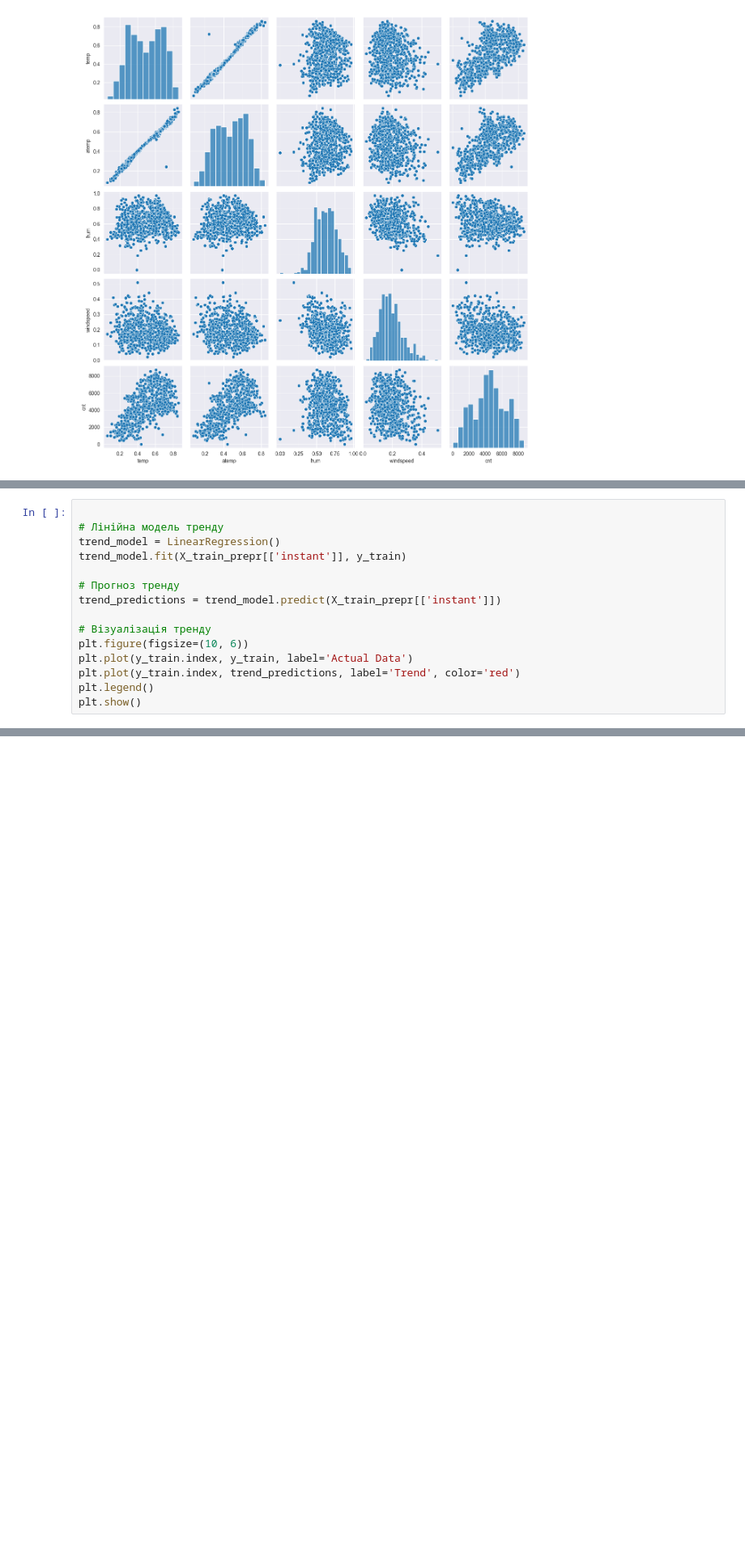
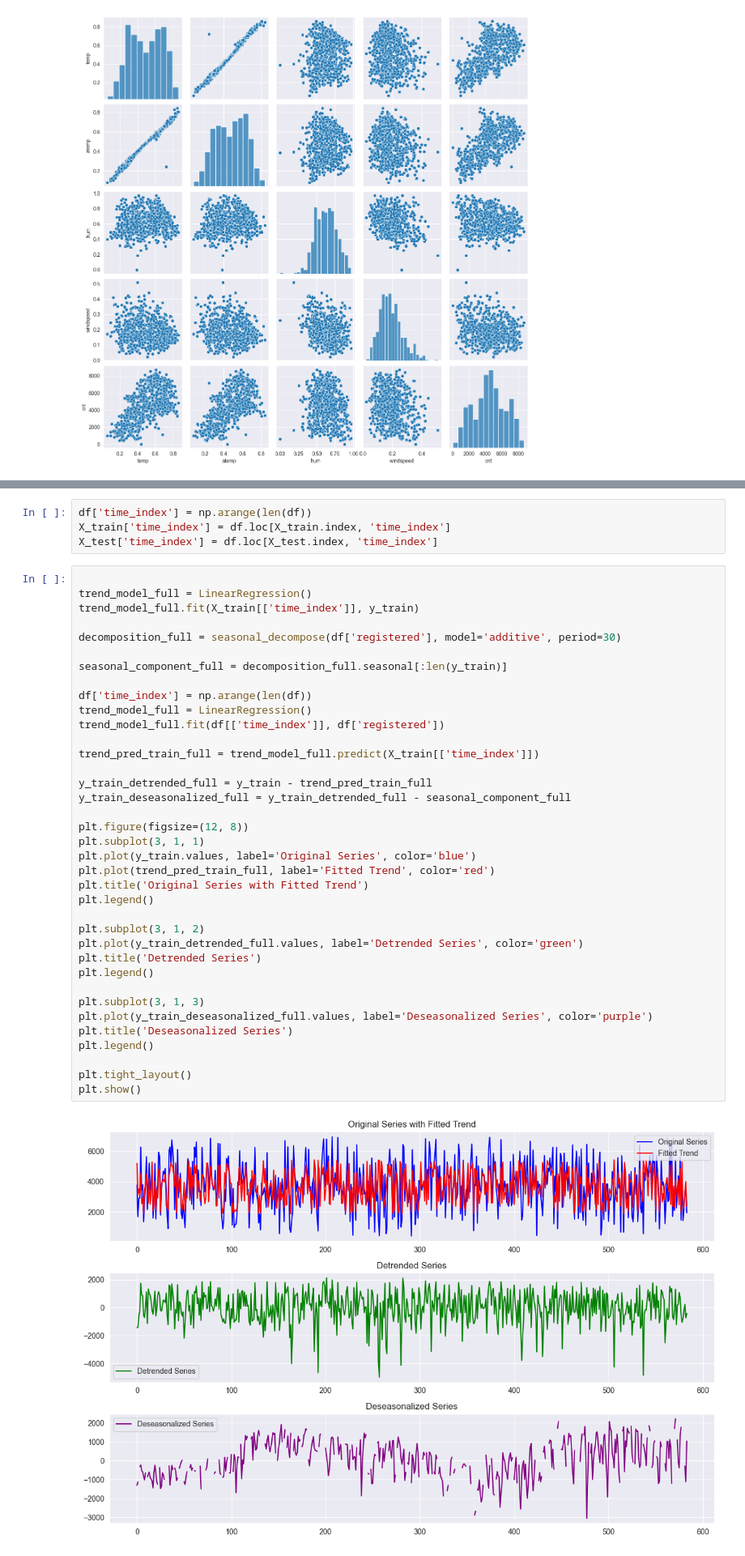
Before and after one commit to Valakas148/TML, a Jupyter notebook: lr1.ipynb, the cells around one changed output, grey strips where cells are left out. Shown at 81% size. Saved outputs shown, nothing was run; the diff lists cells and outputs as text; blank space fills up the shorter version.

```diff
--- a/lr1.ipynb
+++ b/lr1.ipynb
@@ -245,15 +252,0 @@ X_train_prepr
-# %%
-
-# Лінійна модель тренду
-trend_model = LinearRegression()
-trend_model.fit(X_train_prepr[['instant']], y_train)
-
-# Прогноз тренду
-trend_predictions = trend_model.predict(X_train_prepr[['instant']])
-
-# Візуалізація тренду
-plt.figure(figsize=(10, 6))
-plt.plot(y_train.index, y_train, label='Actual Data')
-plt.plot(y_train.index, trend_predictions, label='Trend', color='red')
-plt.legend()
-plt.show()
@@ -298,2 +257,45 @@ plt.show()
+# %%
+df['time_index'] = np.arange(len(df))
+X_train['time_index'] = df.loc[X_train.index, 'time_index']
+X_test['time_index'] = df.loc[X_test.index, 'time_index']
+# %%
+
+trend_model_full = LinearRegression()
+trend_model_full.fit(X_train[['time_index']], y_train)
+
+decomposition_full = seasonal_decompose(df['registered'], model='additive', period=30)
+
+seasonal_component_full = decomposition_full.seasonal[:len(y_train)]
+
+df['time_index'] = np.arange(len(df))
+trend_model_full = LinearRegression()
+trend_model_full.fit(df[['time_index']], df['registered'])
+
+trend_pred_train_full = trend_model_full.predict(X_train[['time_index']])
+
+y_train_detrended_full = y_train - trend_pred_train_full
+y_train_deseasonalized_full = y_train_detrended_full - seasonal_component_full
+
+plt.figure(figsize=(12, 8))
+plt.subplot(3, 1, 1)
+plt.plot(y_train.values, label='Original Series', color='blue')
+plt.plot(trend_pred_train_full, label='Fitted Trend', color='red')
+plt.title('Original Series with Fitted Trend')
+plt.legend()
+
+plt.subplot(3, 1, 2)
+plt.plot(y_train_detrended_full.values, label='Detrended Series', color='green')
+plt.title('Detrended Series')
+plt.legend()
+
+plt.subplot(3, 1, 3)
+plt.plot(y_train_deseasonalized_full.values, label='Deseasonalized Series', color='purple')
+plt.title('Deseasonalized Series')
+plt.legend()
+
+plt.tight_layout()
+plt.show()
+# %% [output]
+[figure, added]
 # %% [markdown]
 Провести лише десезонинацію, та побудувати модель для передбачення очищеного рядку.
```
Also changed, not shown: parts of 38 cells of this notebook.
